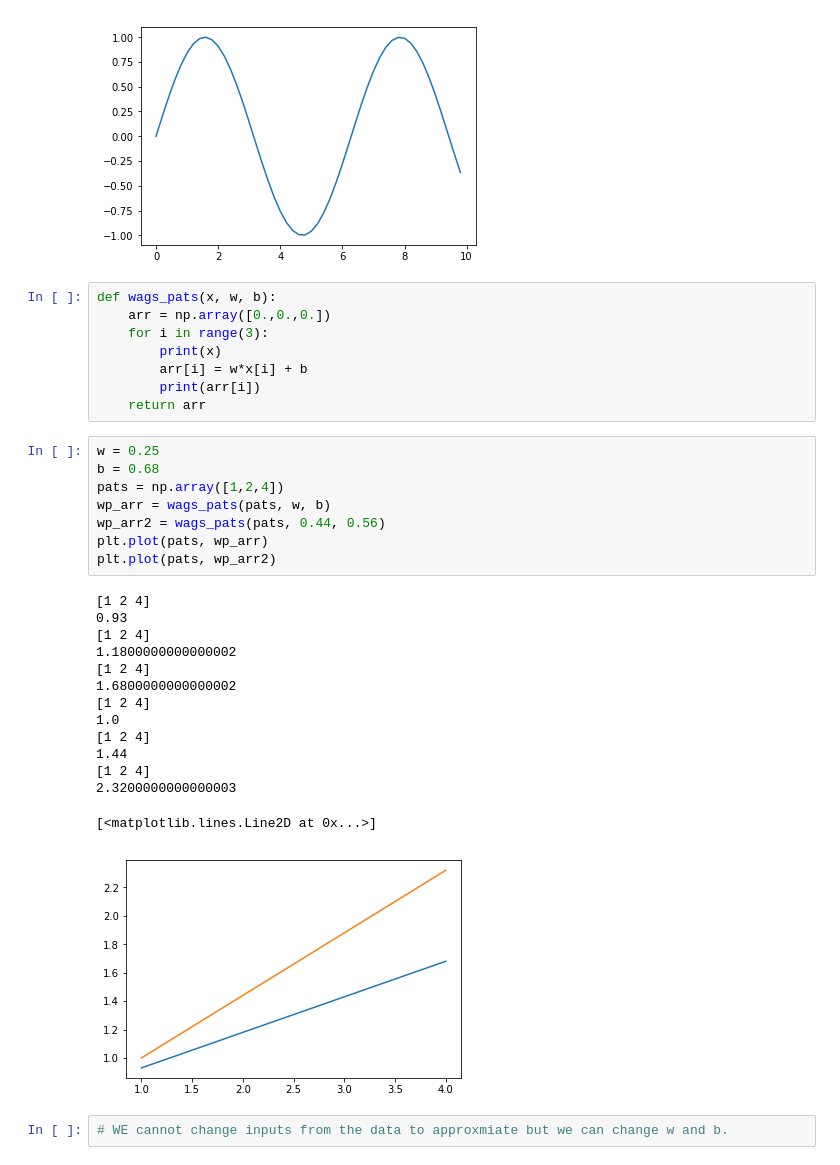
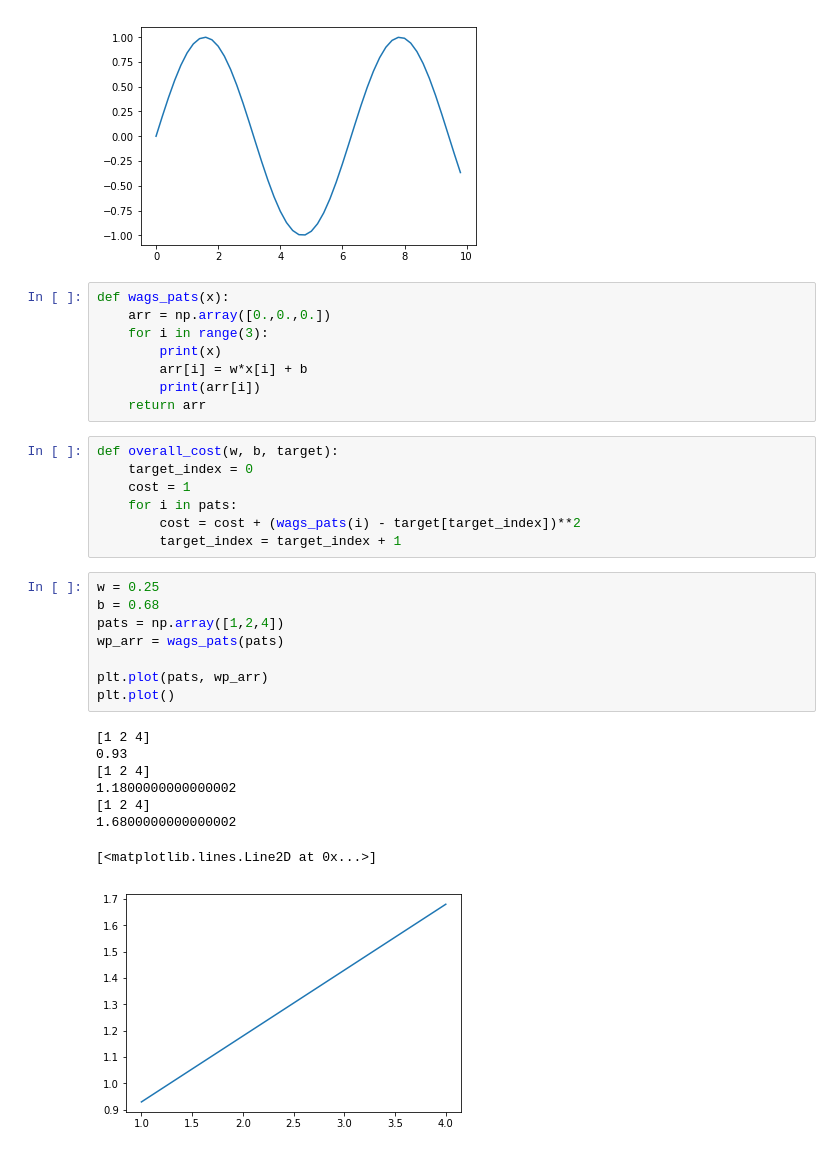
Before and after one commit to garyjh126/ML_Project, a Jupyter notebook: practice/nnseries/slope.ipynb, the cells around one changed output. Drawn from its saved outputs; the diff is of its cells as text.

```diff
--- a/practice/nnseries/slope.ipynb
+++ b/practice/nnseries/slope.ipynb
@@ -63,35 +63,34 @@ plt.show()
  7.2 7.4 7.6 7.8 8.  8.2 8.4 8.6 8.8 9.  9.2 9.4 9.6 9.8]
 [figure]
 # %%
-def wags_pats(x, w, b):
+def wags_pats(x):
     arr = np.array([0.,0.,0.])
     for i in range(3):
         print(x)
         arr[i] = w*x[i] + b
         print(arr[i])
     return arr
+# %%
+def overall_cost(w, b, target):
+    target_index = 0
+    cost = 1
+    for i in pats:
+        cost = cost + (wags_pats(i) - target[target_index])**2
+        target_index = target_index + 1
 # %%
 w = 0.25
 b = 0.68
 pats = np.array([1,2,4])
-wp_arr = wags_pats(pats, w, b)
-wp_arr2 = wags_pats(pats, 0.44, 0.56)
+wp_arr = wags_pats(pats)
+
 plt.plot(pats, wp_arr)
-plt.plot(pats, wp_arr2)
+plt.plot()
 # %% [output]
 [1 2 4]
 0.93
 [1 2 4]
 1.1800000000000002
 [1 2 4]
 1.6800000000000002
-[1 2 4]
-1.0
-[1 2 4]
-1.44
-[1 2 4]
-2.3200000000000003
 [<matplotlib.lines.Line2D at 0x...>]
-[figure, old version]
+[figure, new version]
-# %%
-# WE cannot change inputs from the data to approxmiate but we can change w and b.
```
Also changed, not shown: parts of 2 cells of this notebook.
